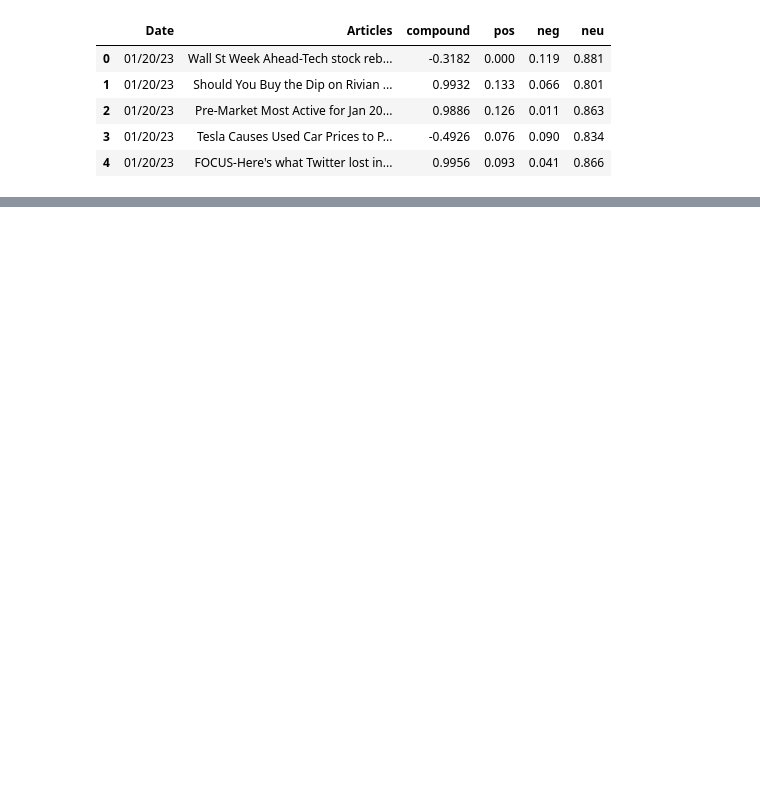
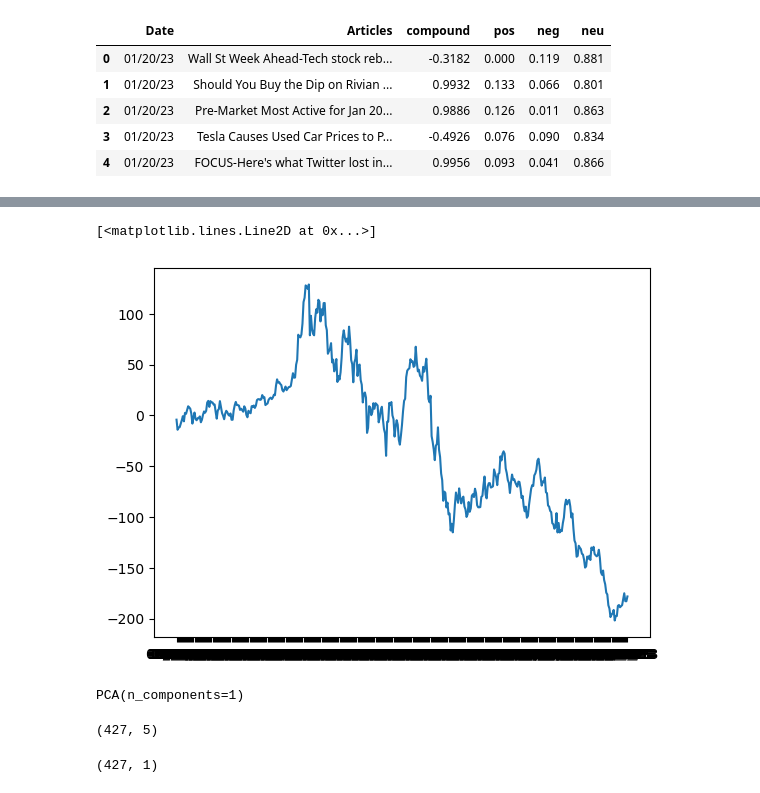
Before and after one commit to anand289/stock-predictor, a Jupyter notebook: Tesla/code/TSLA_analysis.ipynb, the cells around one changed output, grey strips where cells are left out. Cells and saved outputs as stored; diff of their text form; code cells hidden in the pictures; blank space fills up the shorter version.

```diff
--- a/Tesla/code/TSLA_analysis.ipynb
+++ b/Tesla/code/TSLA_analysis.ipynb
@@ -20,0 +124,7 @@ tesla_article_table.head()
+# %%
+y = concatenated_table['Commulated change']
+# %%
+plt.plot(y)
+# %% [output]
+[<matplotlib.lines.Line2D at 0x...>]
+[figure, added]
@@ -20,0 +135,5 @@ tesla_article_table.head()
+# %%
+#concatenated_table = concatenated_table.drop(['Day'],axis=1)
+pca.fit(concatenated_table)
+# %% [output]
+PCA(n_components=1)
@@ -20,0 +142,8 @@ tesla_article_table.head()
+# %%
+concatenated_table.shape
+# %% [output]
+(427, 5)
+# %%
+x_pca.shape
+# %% [output]
+(427, 1)
```
Also changed, not shown: parts of 21 cells of this notebook, 8 other files.
